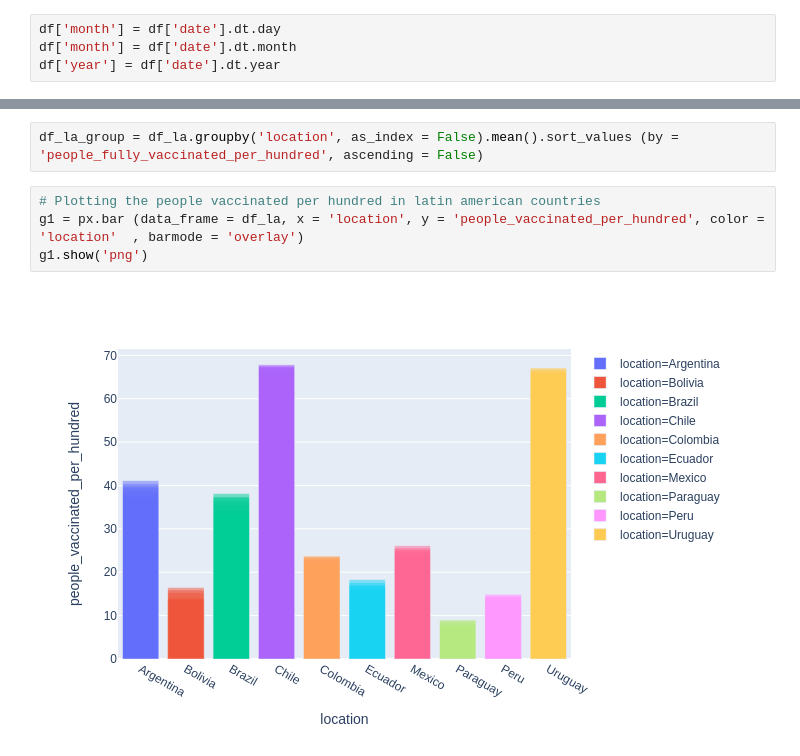
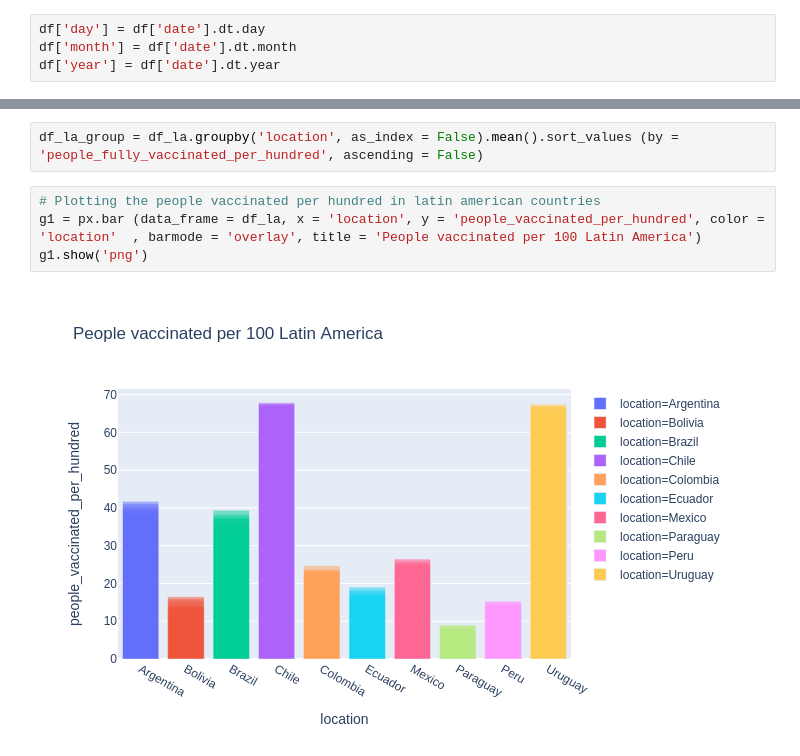
Before and after one commit to maxidiazbattan/Covid-vaccination-LA, a Jupyter notebook: covid_vaccinations.ipynb, the cells around one changed output, grey strips where cells are left out. Saved outputs shown, nothing was run; the diff lists cells and outputs as text.

```diff
--- a/covid_vaccinations.ipynb
+++ b/covid_vaccinations.ipynb
@@ -37,7 +37,7 @@ df_lat_long = pd.DataFrame(lat_long, columns = ['country', 'latitude', 'longitud
 # Changing the date format into datetime
 df['date'] = pd.to_datetime (df['date'])
 # %%
-df['month'] = df['date'].dt.day
+df['day'] = df['date'].dt.day
 df['month'] = df['date'].dt.month
 df['year'] = df['date'].dt.year
 # %%
@@ -97,9 +105,9 @@ df_lat_long[df_lat_long['location'].isin(la_countries)]
 df_la_group = df_la.groupby('location', as_index = False).mean().sort_values (by = 'people_fully_vaccinated_per_hundred', ascending = False)
 # %%
 # Plotting the people vaccinated per hundred in latin american countries
-g1 = px.bar (data_frame = df_la, x = 'location', y = 'people_vaccinated_per_hundred', color = 'location'  , barmode = 'overlay')
+g1 = px.bar (data_frame = df_la, x = 'location', y = 'people_vaccinated_per_hundred', color = 'location'  , barmode = 'overlay', title = 'People vaccinated per 100 Latin America')
 g1.show('png')
 # %% [output]
-[figure, old version]
+[figure, new version]
 # %%
 # People fully vaccinated in millions in latin american countries
```
Also changed, not shown: parts of 9 cells of this notebook.
